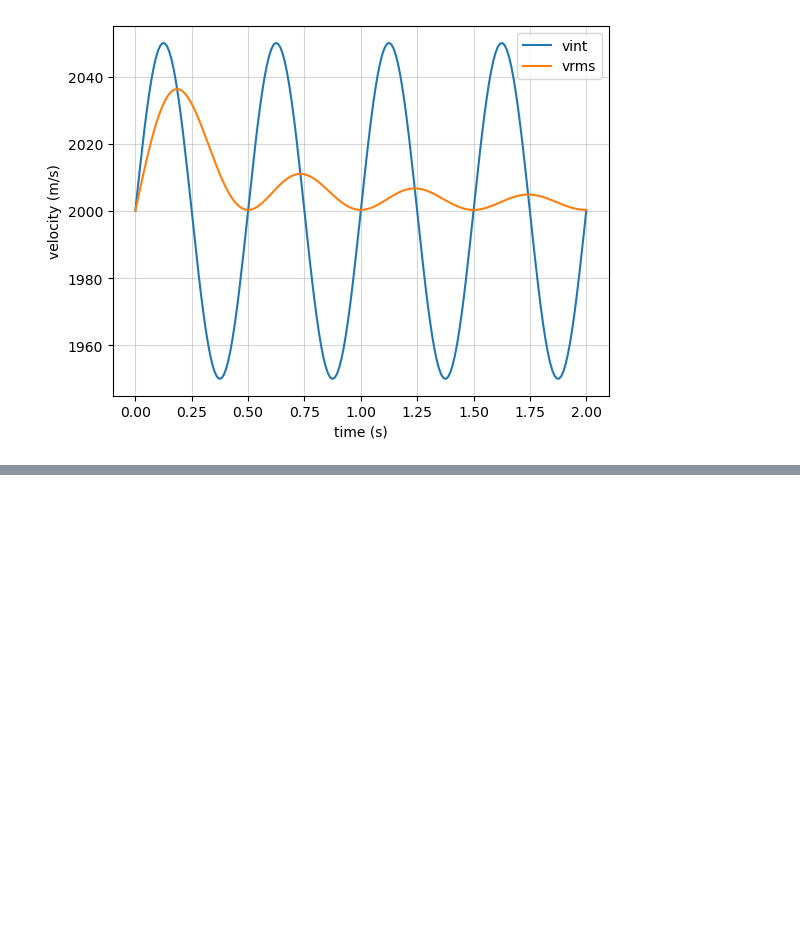
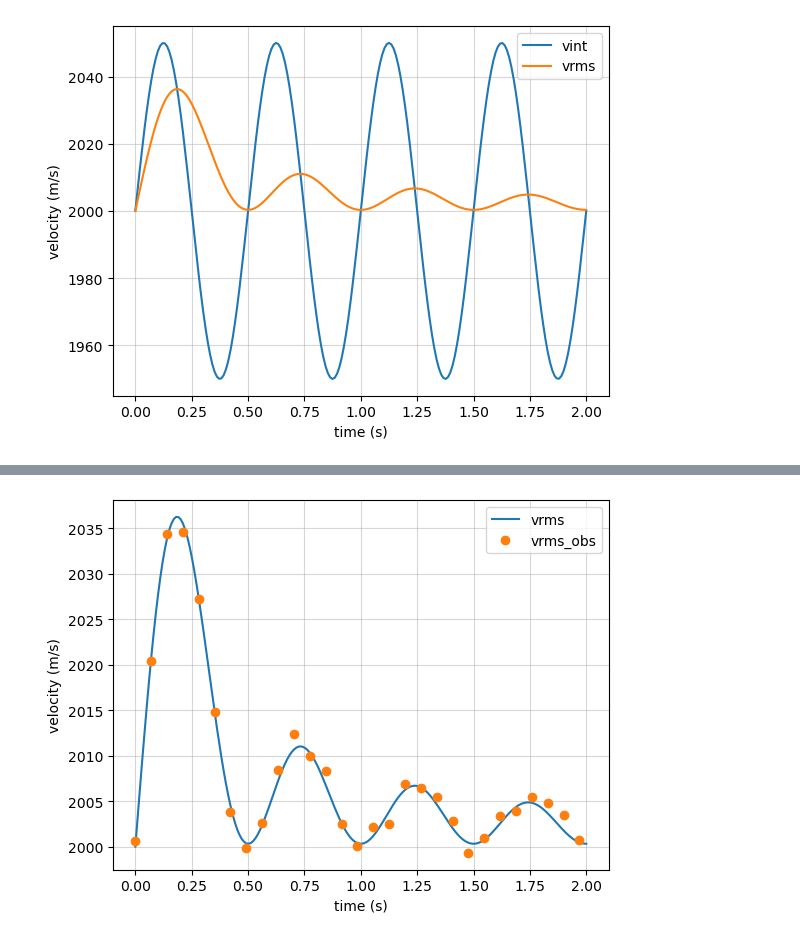
Before and after one commit to lheagy/eosc-454, a Jupyter notebook: lectures/RMS-velocity.ipynb, the cells around one changed output, grey strips where cells are left out. Saved outputs shown, nothing was run; the diff lists cells and outputs as text; code cells hidden in the pictures; blank space fills up the shorter version.

Commit message:
updated the RMS velocity notebook to include interpolation and adding noise

```diff
--- a/lectures/RMS-velocity.ipynb
+++ b/lectures/RMS-velocity.ipynb
@@ -117,0 +121,18 @@ ax.grid(alpha=0.5)
+# %%
+decimate = 7
+
+t_obs = t[::decimate]
+vrms_obs = vrms[::decimate]
+
+vrms_obs = vrms_obs + np.random.randn(len(t_obs))
+# %%
+fig, ax = plt.subplots(1, 1)
+
+ax.plot(t, vrms, label="vrms")
+ax.plot(t_obs, vrms_obs, "o", label="vrms_obs")
+ax.legend()
+ax.set_xlabel("time (s)")
+ax.set_ylabel("velocity (m/s)")
+ax.grid(alpha=0.5)
+# %% [output]
+[figure, added]
```
Also changed, not shown: parts of 18 cells of this notebook.
